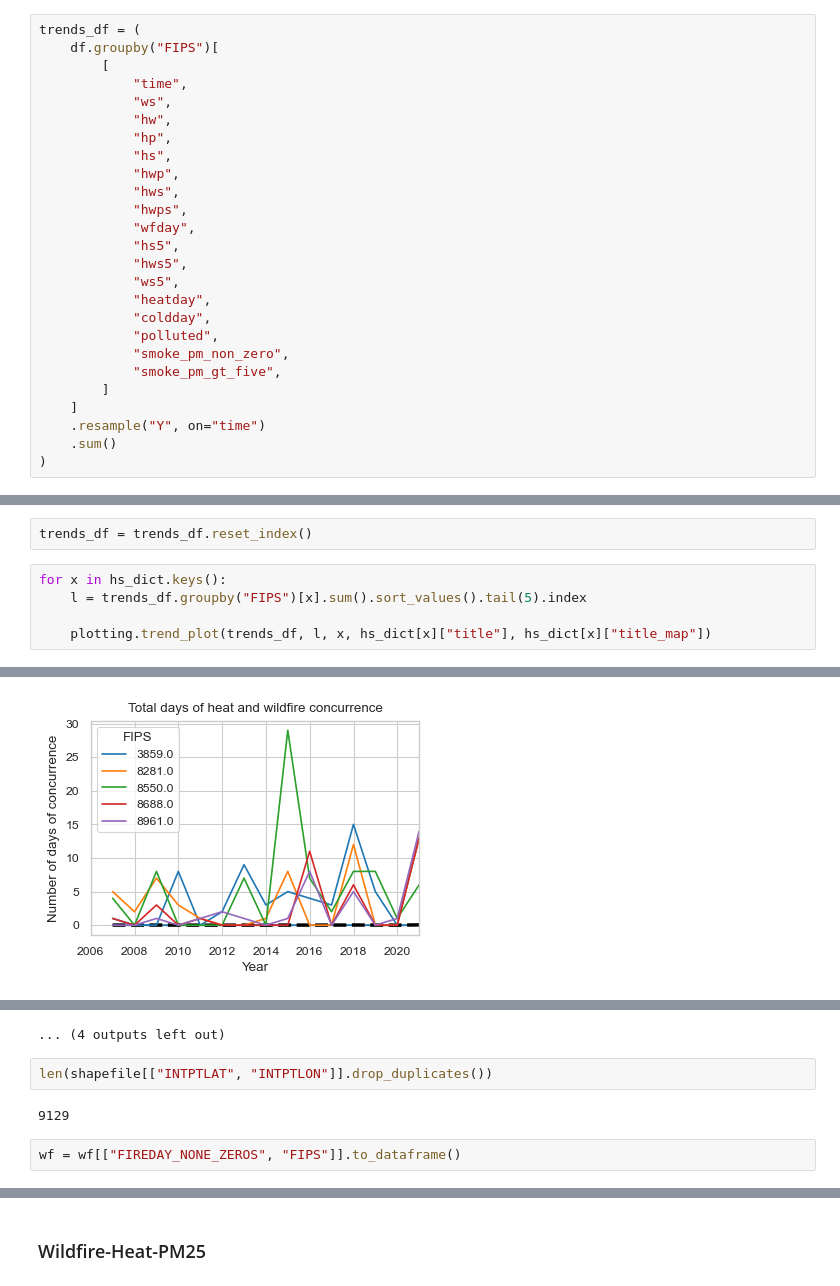
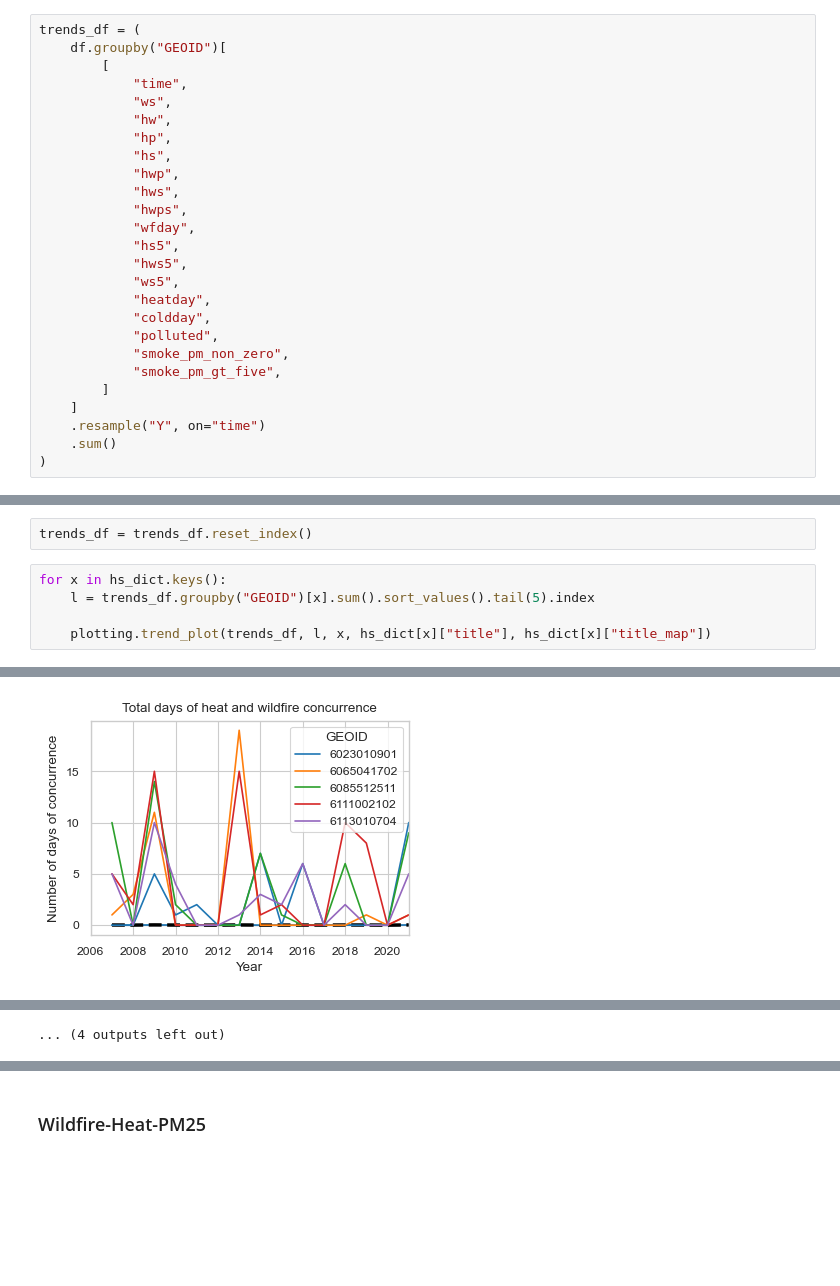
Before and after one commit to NSAPH-Projects/concurrence-climate-hazards, a Jupyter notebook: hotspots.ipynb, the cells around one changed output, grey strips where cells are left out. Drawn from its saved outputs; the diff is of its cells as text; blank space fills up the shorter version.

Commit message:
plot on census tract

```diff
--- a/hotspots.ipynb
+++ b/hotspots.ipynb
@@ -67,7 +69,7 @@ df.to_parquet("outputs/hotspots_per_fips_rolling.parquet")
 df = pd.read_parquet("outputs/hotspots_per_fips_rolling.parquet")
 # %%
 trends_df = (
-    df.groupby("FIPS")[
+    df.groupby("GEOID")[
         [
             "time",
             "ws",
@@ -116,7 +118,7 @@ The autoreload extension is already loaded. To reload it, use:
 trends_df = trends_df.reset_index()
 # %%
 for x in hs_dict.keys():
-    l = trends_df.groupby("FIPS")[x].sum().sort_values().tail(5).index
+    l = trends_df.groupby("GEOID")[x].sum().sort_values().tail(5).index
 
     plotting.trend_plot(trends_df, l, x, hs_dict[x]["title"], hs_dict[x]["title_map"])
 # %% [output]
@@ -133 +135 @@ for x in hs_dict.keys():
-[figure, old version]
+[figure, new version]
@@ -135,7 +137 @@ for x in hs_dict.keys():
 ... (4 outputs left out)
-# %%
-len(shapefile[["INTPTLAT", "INTPTLON"]].drop_duplicates())
-# %% [output]
-9129
-# %%
-wf = wf[["FIREDAY_NONE_ZEROS", "FIPS"]].to_dataframe()
```
Also changed, not shown: parts of 42 cells of this notebook, 2 other files.
